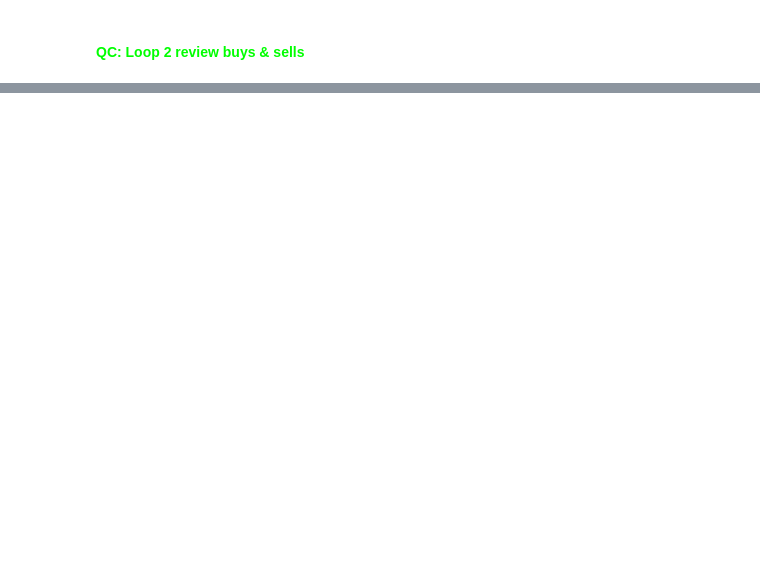
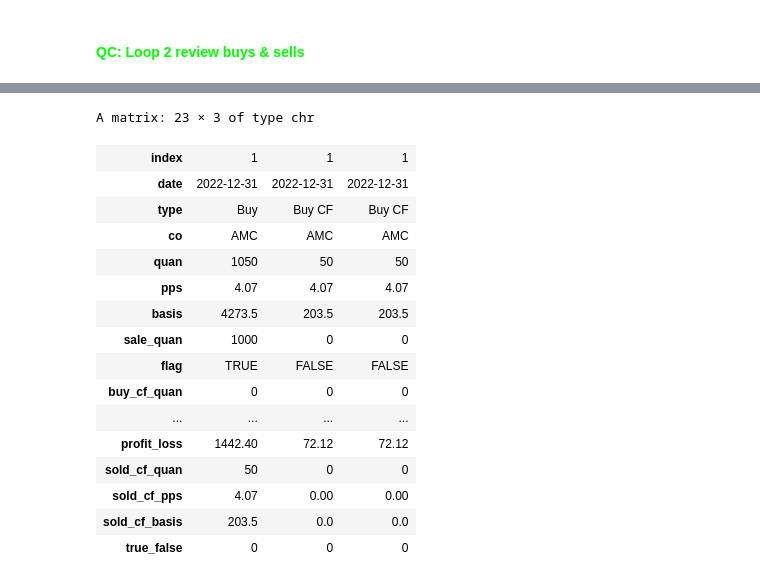
Before and after one commit to GrayCoHub/fifo_redo, a Jupyter notebook: fifo_rows_redo2.ipynb, the cells around one changed output, grey strips where cells are left out. Saved outputs shown, nothing was run; the diff lists cells and outputs as text; code cells hidden in the pictures; blank space fills up the shorter version.

```diff
--- a/fifo_rows_redo2.ipynb
+++ b/fifo_rows_redo2.ipynb
@@ -503,0 +718,4 @@ stopps
+# %%
+# fct call 2
+updated_b <- update_b()
+updated_b
@@ -503,0 +727,15 @@ stopps
+# %%
+# fct call 3
+if (exists("sale_records") && is.data.frame(get("sale_records"))) {
+  # Data frame exists and is a valid data frame
+  # Your code here...
+    cat("sale_records exists:     ", "\n")
+    sale_records <- rbind(sale_records, updated_b)
+
+} else {
+  # Data frame does not exist or is not a valid data frame
+  # Handle the case where the data frame is missing...
+    # cat("Newly created sale_records with updated_b data. ", "\n")
+    # sale_records <- data.frame()
+    # sale_records <- rbind(sale_records, updated_b)
+}
@@ -507,0 +796,20 @@ stopps
+# %%
+t(sale_records)
+# %% [output]
+A matrix: 23 × 3 of type chr
+| index | 1 | 1 | 1 |
+| date | 2022-12-31 | 2022-12-31 | 2022-12-31 |
+| type | Buy | Buy CF | Buy CF |
+| co | AMC | AMC | AMC |
+| quan | 1050 | 50 | 50 |
+| pps | 4.07 | 4.07 | 4.07 |
+| basis | 4273.5 | 203.5 | 203.5 |
+| sale_quan | 1000 | 0 | 0 |
+| flag | TRUE | FALSE | FALSE |
+| buy_cf_quan | 0 | 0 | 0 |
+| ... | ... | ... | ... |
+| profit_loss | 1442.40 | 72.12 | 72.12 |
+| sold_cf_quan | 50 | 0 | 0 |
+| sold_cf_pps | 4.07 | 0.00 | 0.00 |
+| sold_cf_basis | 203.5 | 0.0 | 0.0 |
+| true_false | 0 | 0 | 0 |
```
Also changed, not shown: parts of 41 cells of this notebook.
